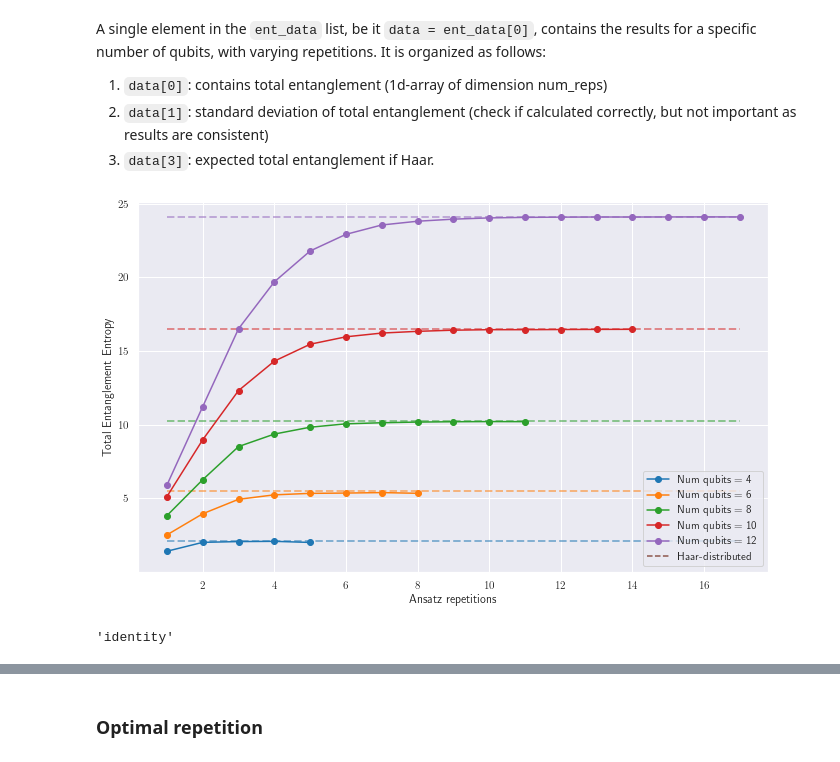
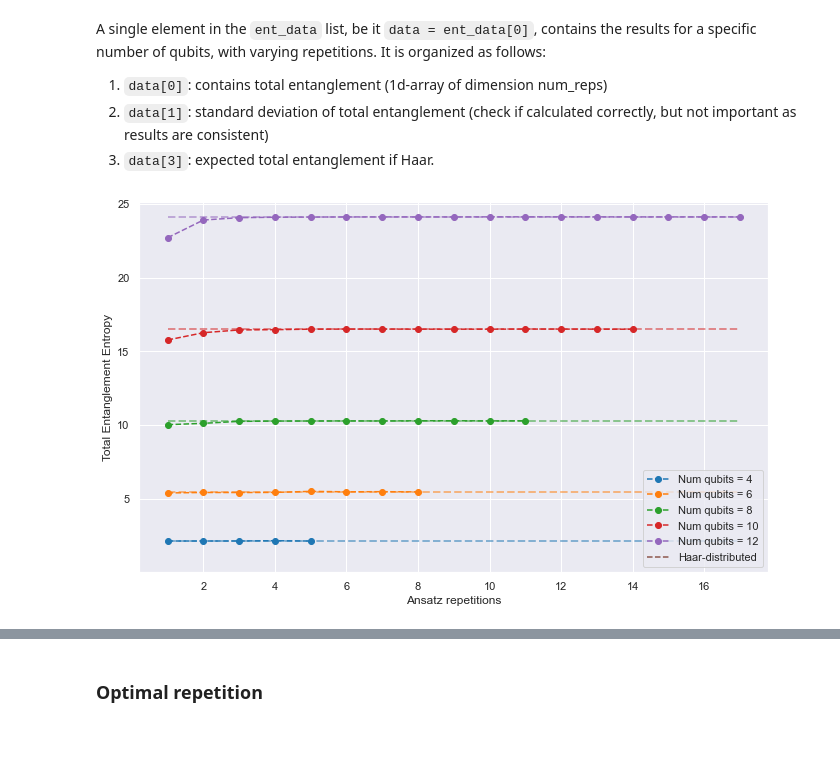
Before and after one commit to mballarin97/mps_qnn, a Jupyter notebook: examples/Ent_visualize.ipynb, the cells around one changed output, grey strips where cells are left out. Drawn from its saved outputs; the diff is of its cells as text; code cells hidden in the pictures.

```diff
--- a/examples/Ent_visualize.ipynb
+++ b/examples/Ent_visualize.ipynb
@@ -7,14 +7,18 @@ from qcircha.circuit_selector import pick_circuit
 
 import matplotlib.pyplot as plt
 import matplotlib
-matplotlib.rcParams['text.usetex'] = True
+#matplotlib.rcParams['text.usetex'] = True
 cmap = plt.get_cmap('tab10')
 from matplotlib.lines import Line2D
 
 import seaborn as sns
 sns.set_theme()
 
+import pprint
+pp = pprint.PrettyPrinter(indent=4)
+
 import json
+from tqdm import tqdm
 
 data_path = "./data/ent_scaling/"
 list_data(path=data_path)
@@ -28,13 +43,14 @@ list_data(path=data_path)
 # %% [markdown]
 #### Entanglement scaling
 # %%
-data_runs = gather_data(key = ['alternate', 'fmap'], value = [True, 'identity'], path=data_path)
-idx_run = -1
+data_runs = gather_data(key=['alternate', 'fmap', 'var_entanglement'],
+                        value = [True, 'ZZFeatureMap', 'full'], path=data_path)
+idx_run = 1
 run = data_runs[idx_run]
 print(f"{len(data_runs)} runs available. Selecting run: {run}")
 
 ent_data = np.load(data_path + run + ".npy", allow_pickle=True)
 with open(data_path + run + '.json') as file:
     ent_metadata = json.load(file)
-print(ent_metadata)
+pp.pprint(ent_metadata)
 # %% [output]
@@ -48,28 +70,24 @@ A single element in the `ent_data` list, be it `data = ent_data[0]`, contains th
 # %%
 fig = plt.figure(figsize=(9.6, 6))
 
 title = f"{ent_metadata['fmap']}_{ent_metadata['var_ansatz']}"
 plt.ylabel("Total Entanglement Entropy")
 plt.xlabel("Ansatz repetitions")
 
 plt.ylim(0, max(ent_data[-1, 0])+1)
 plt.yticks(range(5, int(max(ent_data[-1, 0])+5), 5))
 
 n_qubits = np.arange(4, ent_metadata['max_num_qubits']+1, 2, dtype=int)
 for idx, data in enumerate(ent_data):
-    plt.hlines(data[2], 1, len(ent_data[-1,0]), ls="--", color=cmap(idx), lw = 2, alpha = 0.5)
-    plt.plot(range(1, len(data[0])+1), data[0], ls="-", marker="o", c=cmap(idx), label=f"Num qubits = {n_qubits[idx]}")
-    #plt.errorbar(range(1, len(data[0])+1), data[0], yerr=data[1], ls="-", marker="o", c=cmap(idx), label=f"Num qubits = {2*(idx+1)+2}")
+    plt.hlines(data[2], 1, len(ent_data[-1, 0]),
+               ls="--", color=cmap(idx), lw=2, alpha=0.5)
+    plt.plot(range(1, len(data[0])+1), data[0], ls="--", marker="o",
+             c=cmap(idx), label=f"Num qubits = {n_qubits[idx]}")
 
-plt.plot([],[], ls ='--', color = cmap(idx+1), label = "Haar-distributed")
+plt.plot([], [], ls='--', color=cmap(idx+1), label="Haar-distributed")
 
-plt.legend()
+plt.legend(loc = 4)
 plt.tight_layout()
-plt.savefig("data/Imgs/" + run + ".pdf", format = "pdf")
+#plt.savefig("data/Imgs/" + run + ".pdf", format="pdf")
 # %% [output]
-[figure, old version]
+[figure, new version]
-# %%
-ent_metadata['var_ansatz']
-ent_metadata['fmap']
-# %% [output]
-'identity'
```
Also changed, not shown: parts of 31 cells of this notebook, 1 other file.
